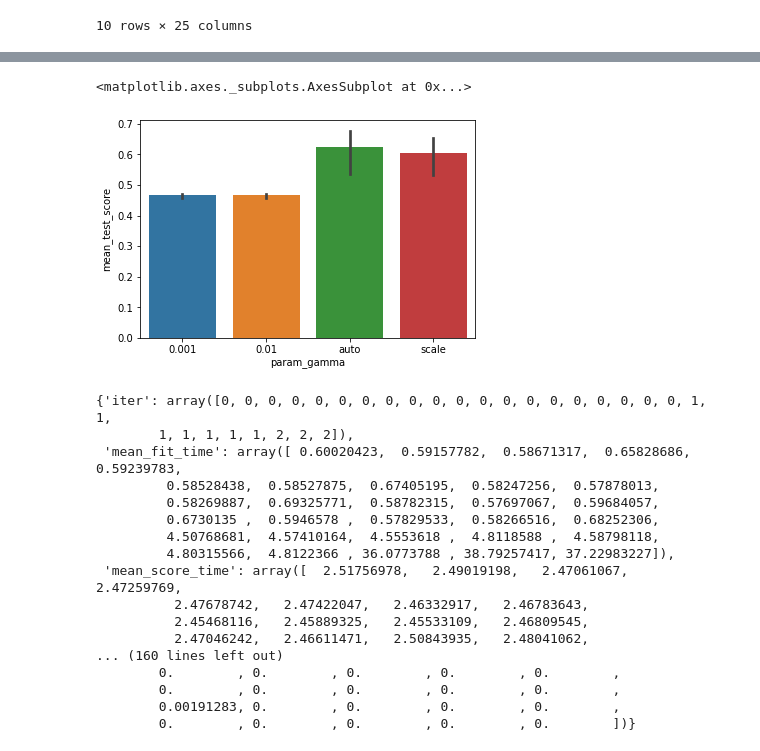
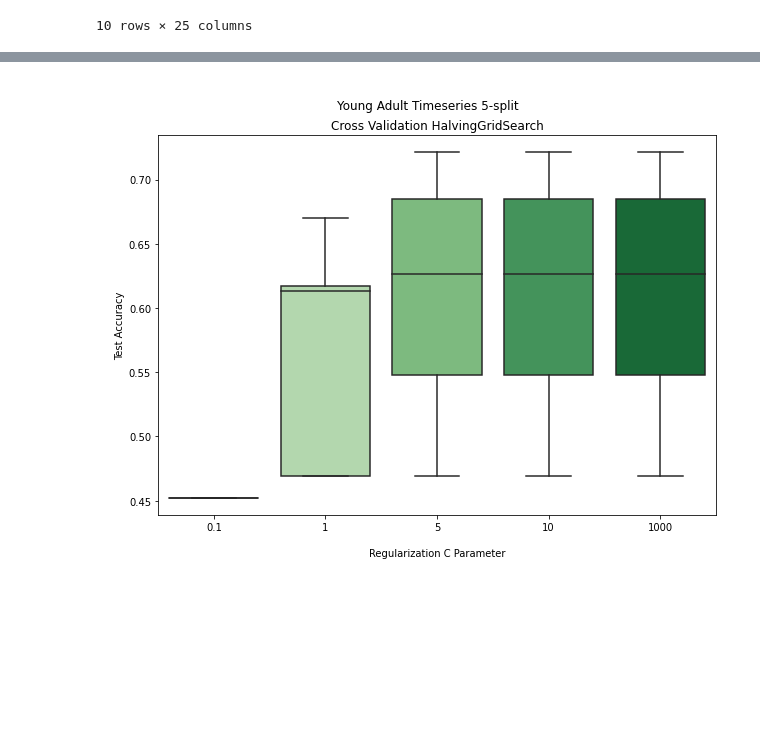
Before and after one commit to staceybeck/teambrainiac, a Jupyter notebook: source/group_svm/Timeseries_Cross_Validation.ipynb, the cells around one changed output, grey strips where cells are left out. Cells and saved outputs as stored; diff of their text form; code cells hidden in the pictures; blank space fills up the shorter version.

```diff
--- a/source/group_svm/Timeseries_Cross_Validation.ipynb
+++ b/source/group_svm/Timeseries_Cross_Validation.ipynb
@@ -361,25 +408,16 @@ sns.boxplot(x = g['param_C'], y = g['mean_test_score'])
-# %%
-sns.barplot(x = grid3['param_gamma'], y = grid3['mean_test_score'])
-# %% [output]
-<matplotlib.axes._subplots.AxesSubplot at 0x...>
-[figure, removed]
-# %%
-grid_dict['grid_search'][0]
-# %% [output]
-{'iter': array([0, 0, 0, 0, 0, 0, 0, 0, 0, 0, 0, 0, 0, 0, 0, 0, 0, 0, 0, 0, 1, 1,
-        1, 1, 1, 1, 1, 2, 2, 2]),
- 'mean_fit_time': array([ 0.60020423,  0.59157782,  0.58671317,  0.65828686,  0.59239783,
-         0.58528438,  0.58527875,  0.67405195,  0.58247256,  0.57878013,
-         0.58269887,  0.69325771,  0.58782315,  0.57697067,  0.59684057,
-         0.6730135 ,  0.5946578 ,  0.57829533,  0.58266516,  0.68252306,
-         4.50768681,  4.57410164,  4.5553618 ,  4.8118588 ,  4.58798118,
-         4.80315566,  4.8122366 , 36.0773788 , 38.79257417, 37.22983227]),
- 'mean_score_time': array([  2.51756978,   2.49019198,   2.47061067,   2.47259769,
-          2.47678742,   2.47422047,   2.46332917,   2.46783643,
-          2.45468116,   2.45889325,   2.45533109,   2.46809545,
-          2.47046242,   2.46611471,   2.50843935,   2.48041062,
-... (160 lines left out)
-        0.        , 0.        , 0.        , 0.        , 0.        ,
-        0.        , 0.        , 0.        , 0.        , 0.        ,
-        0.00191283, 0.        , 0.        , 0.        , 0.        ,
-        0.        , 0.        , 0.        , 0.        , 0.        ])}
+# %%
+## Young Adult C Param Boxplot
+plt.figure(figsize= (10, 7))
+sns.boxplot(x = g['param_C'],
+            y = g['mean_test_score'],
+            palette = 'Greens'
+            )
+
+plt.suptitle("\nYoung Adult Timeseries 5-split")
+plt.title('Cross Validation HalvingGridSearch')
+plt.xlabel("\nRegularization C Parameter")
+plt.ylabel("\nTest Accuracy")
+plt.savefig("/content/gdrive/MyDrive/YA/YA_detrend_Cboxplot.png", dpi = 200)
+plt.show()
+# %% [output]
+[figure, added]
```
Also changed, not shown: parts of 15 cells of this notebook.
